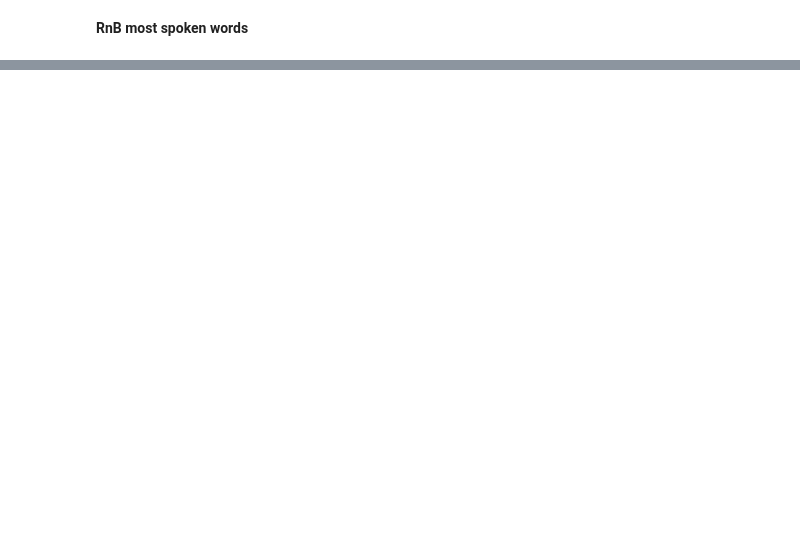
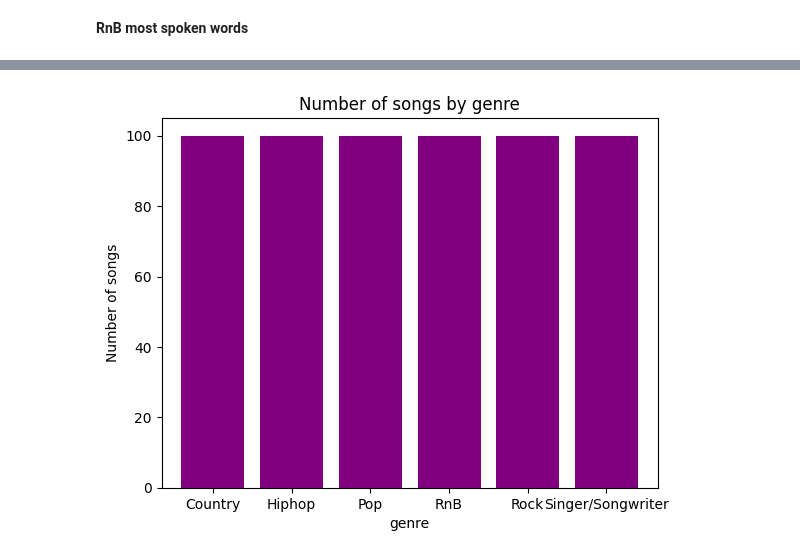
Before and after one commit to jacobclark293/ma3831, a Jupyter notebook: Jacob_Clark_Capstone.ipynb, the cells around one changed output, grey strips where cells are left out. Saved outputs shown, nothing was run; the diff lists cells and outputs as text; code cells hidden in the pictures; blank space fills up the shorter version.

Commit message:
add artist/song visualisations

```diff
--- a/Jacob_Clark_Capstone.ipynb
+++ b/Jacob_Clark_Capstone.ipynb
@@ -662,0 +651,5 @@ freq_words(rnb_df_imported['CleanedLyrics'], 20)
+# %%
+plot = song_lyric_df.groupby('genre').size().plot(kind='bar', width = 0.8, color ="purple", grid=False, ylabel = "Number of songs", title = "Number of songs by genre", )
+plot.tick_params(rotation=0)
+# %% [output]
+[figure, added]
```
Also changed, not shown: parts of 14 cells of this notebook.
